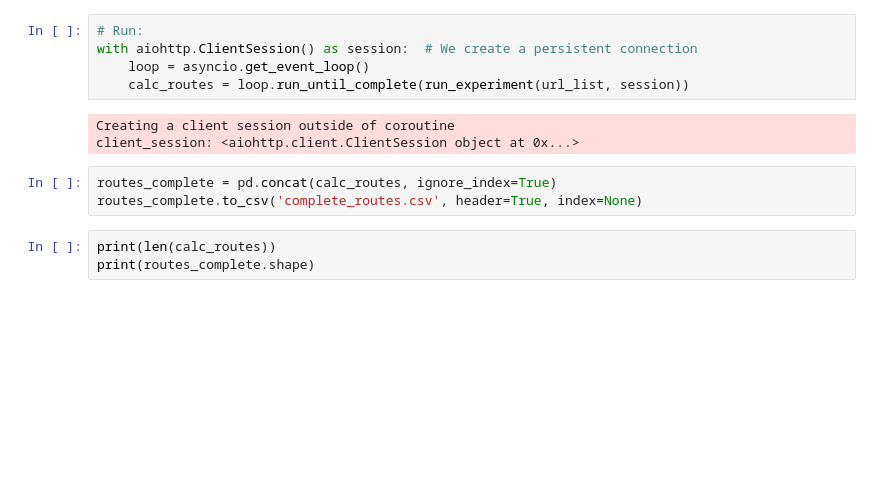
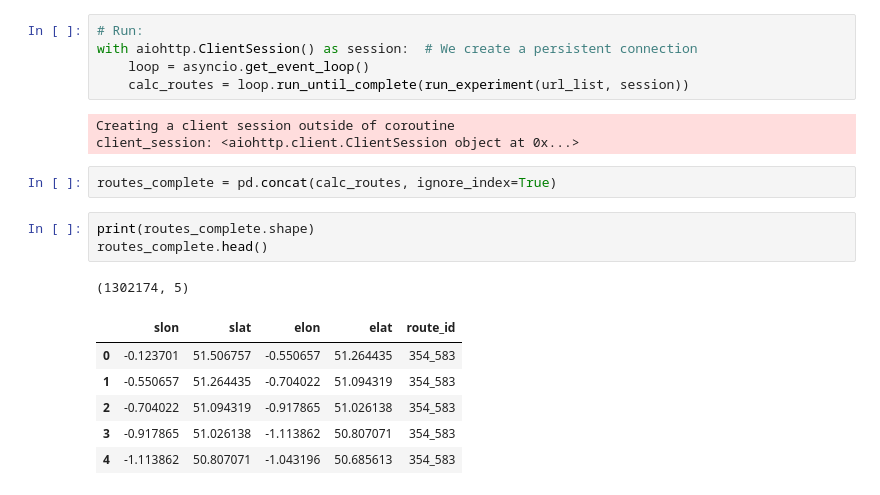
Before and after one commit to ilkarman/Movement-Visualisations, a Jupyter notebook: 01_TFL_Bikes/py/Bike Vis.ipynb, the cells around one changed output. Saved outputs shown, nothing was run; the diff lists cells and outputs as text; blank space fills up the shorter version.

```diff
--- a/01_TFL_Bikes/py/Bike Vis.ipynb
+++ b/01_TFL_Bikes/py/Bike Vis.ipynb
@@ -181,7 +181,14 @@ Creating a client session outside of coroutine
 client_session: <aiohttp.client.ClientSession object at 0x...>
 # %%
 routes_complete = pd.concat(calc_routes, ignore_index=True)
-routes_complete.to_csv('complete_routes.csv', header=True, index=None)
 # %%
-print(len(calc_routes))
 print(routes_complete.shape)
+routes_complete.head()
+# %% [output]
+(1302174, 5)
+|  | slon | slat | elon | elat | route_id |
+| 0 | -0.123701 | 51.506757 | -0.550657 | 51.264435 | 354_583 |
+| 1 | -0.550657 | 51.264435 | -0.704022 | 51.094319 | 354_583 |
+| 2 | -0.704022 | 51.094319 | -0.917865 | 51.026138 | 354_583 |
+| 3 | -0.917865 | 51.026138 | -1.113862 | 50.807071 | 354_583 |
+| 4 | -1.113862 | 50.807071 | -1.043196 | 50.685613 | 354_583 |
```
Also changed, not shown: parts of 4 cells of this notebook.
